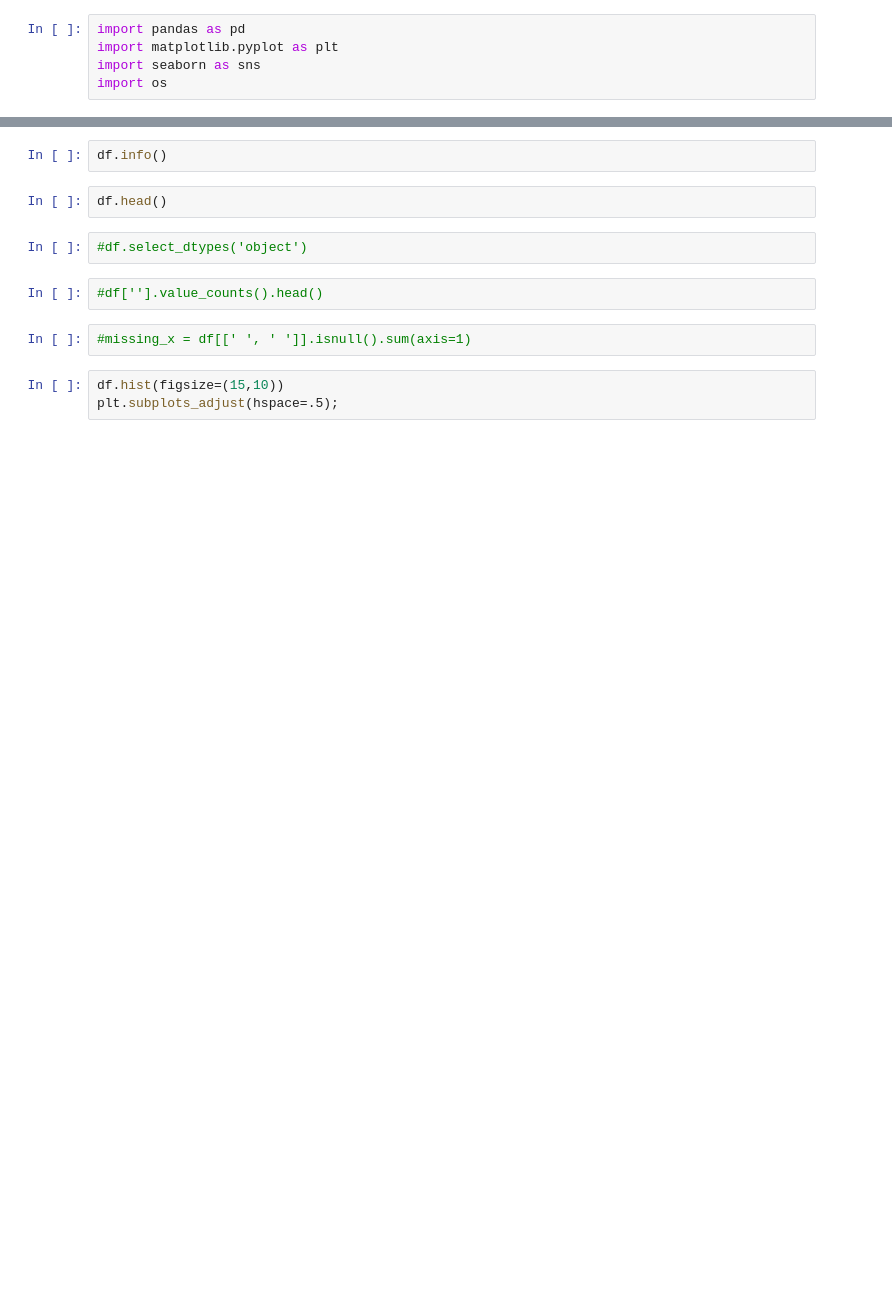
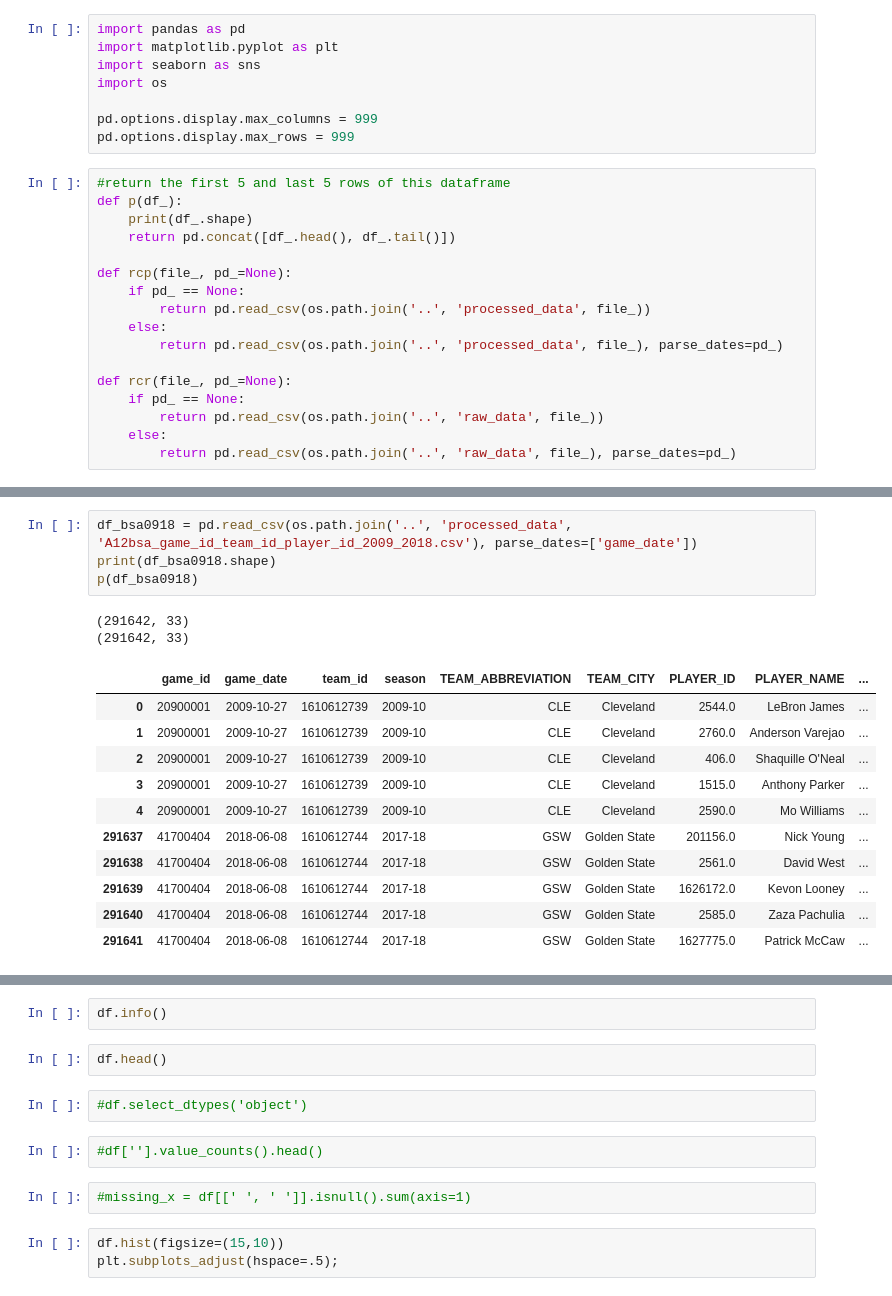
Before and after one commit to pauljacob/DSCapstone2, a Jupyter notebook: 02_Data_Wrangling/02_data_wrangling_temp-Copy2.ipynb, the cells around one changed output, grey strips where cells are left out. Saved outputs shown, nothing was run; the diff lists cells and outputs as text; blank space fills up the shorter version.

```diff
--- a/02_Data_Wrangling/02_data_wrangling_temp-Copy2.ipynb
+++ b/02_Data_Wrangling/02_data_wrangling_temp-Copy2.ipynb
@@ -43,3 +43,23 @@ import pandas as pd
 import matplotlib.pyplot as plt
 import seaborn as sns
 import os
+
+pd.options.display.max_columns = 999
+pd.options.display.max_rows = 999
+# %%
+#return the first 5 and last 5 rows of this dataframe
+def p(df_):
+    print(df_.shape)
+    return pd.concat([df_.head(), df_.tail()])
+
+def rcp(file_, pd_=None):
+    if pd_ == None:
+        return pd.read_csv(os.path.join('..', 'processed_data', file_))
+    else:
+        return pd.read_csv(os.path.join('..', 'processed_data', file_), parse_dates=pd_)
+
+def rcr(file_, pd_=None):
+    if pd_ == None:
+        return pd.read_csv(os.path.join('..', 'raw_data', file_))
+    else:
+        return pd.read_csv(os.path.join('..', 'raw_data', file_), parse_dates=pd_)
@@ -45,0 +107,18 @@ import os
+# %%
+df_bsa0918 = pd.read_csv(os.path.join('..', 'processed_data', 'A12bsa_game_id_team_id_player_id_2009_2018.csv'), parse_dates=['game_date'])
+print(df_bsa0918.shape)
+p(df_bsa0918)
+# %% [output]
+(291642, 33)
+(291642, 33)
+|  | game_id | game_date | team_id | season | TEAM_ABBREVIATION | TEAM_CITY | PLAYER_ID | PLAYER_NAME | ... |
+| 0 | 20900001 | 2009-10-27 | 1610612739 | 2009-10 | CLE | Cleveland | 2544.0 | LeBron James | ... |
+| 1 | 20900001 | 2009-10-27 | 1610612739 | 2009-10 | CLE | Cleveland | 2760.0 | Anderson Varejao | ... |
+| 2 | 20900001 | 2009-10-27 | 1610612739 | 2009-10 | CLE | Cleveland | 406.0 | Shaquille O'Neal | ... |
+| 3 | 20900001 | 2009-10-27 | 1610612739 | 2009-10 | CLE | Cleveland | 1515.0 | Anthony Parker | ... |
+| 4 | 20900001 | 2009-10-27 | 1610612739 | 2009-10 | CLE | Cleveland | 2590.0 | Mo Williams | ... |
+| 291637 | 41700404 | 2018-06-08 | 1610612744 | 2017-18 | GSW | Golden State | 201156.0 | Nick Young | ... |
+| 291638 | 41700404 | 2018-06-08 | 1610612744 | 2017-18 | GSW | Golden State | 2561.0 | David West | ... |
+| 291639 | 41700404 | 2018-06-08 | 1610612744 | 2017-18 | GSW | Golden State | 1626172.0 | Kevon Looney | ... |
+| 291640 | 41700404 | 2018-06-08 | 1610612744 | 2017-18 | GSW | Golden State | 2585.0 | Zaza Pachulia | ... |
+| 291641 | 41700404 | 2018-06-08 | 1610612744 | 2017-18 | GSW | Golden State | 1627775.0 | Patrick McCaw | ... |
```
Also changed, not shown: parts of 39 cells of this notebook, 13 other files.
